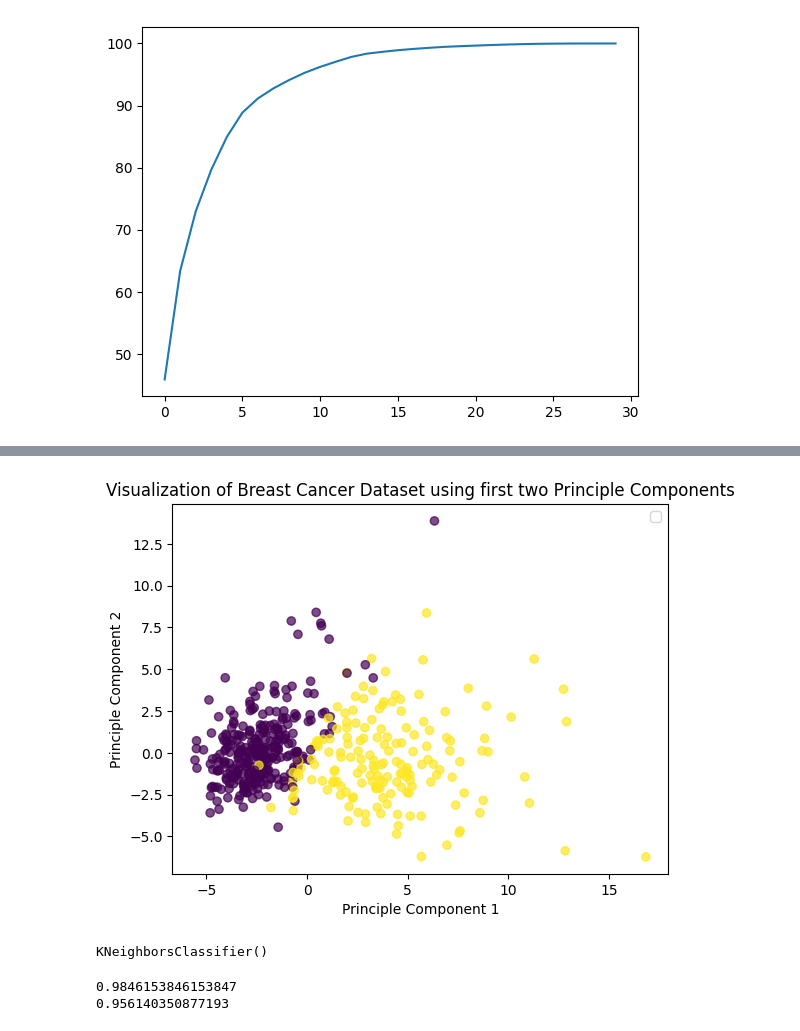
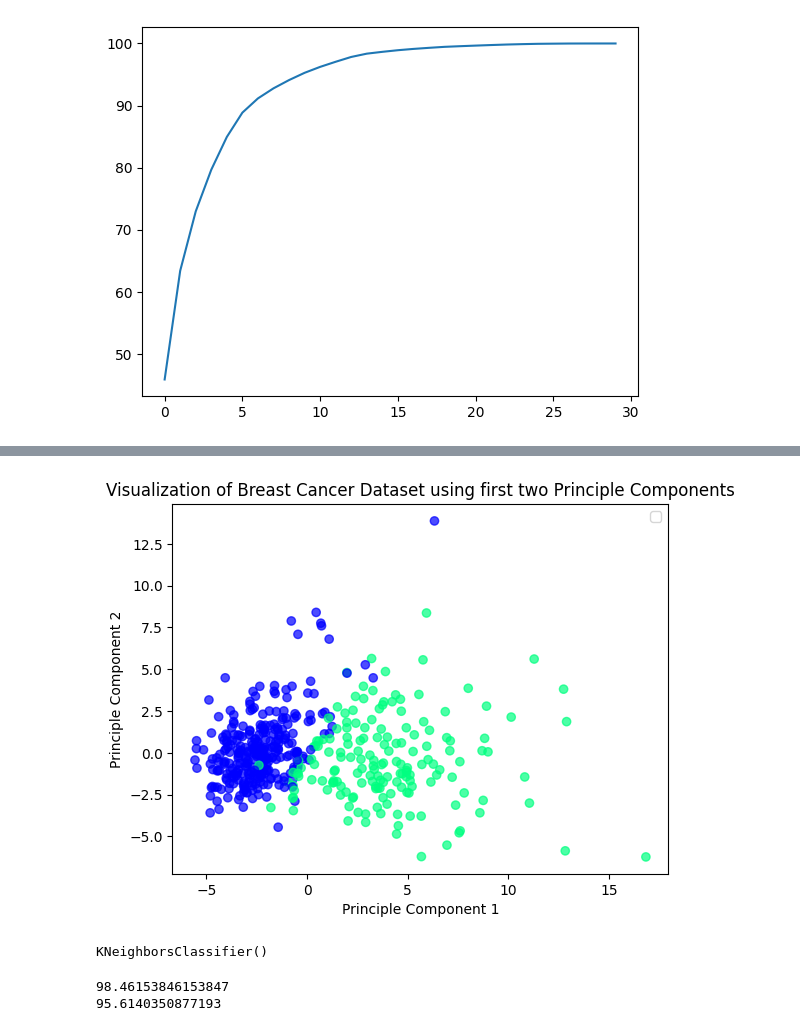
Before and after one commit to JyotirmoyGupta/k-nearest-neighbours, a Jupyter notebook: k-nearestneigbours.ipynb, the cells around one changed output, grey strips where cells are left out. Cells and saved outputs as stored; diff of their text form; code cells hidden in the pictures.

```diff
--- a/k-nearestneigbours.ipynb
+++ b/k-nearestneigbours.ipynb
@@ -160,14 +164,14 @@ from sklearn.preprocessing import LabelBinarizer
 label_binarizer = LabelBinarizer()
 y_dum = label_binarizer.fit_transform(y_train)
 # %%
-plt.scatter(X_train_trans[:, 0], X_train_trans[:, 1], c = y_dum, cmap = 'viridis', alpha = 0.7)
+plt.scatter(X_train_trans[:, 0], X_train_trans[:, 1], c = y_dum, cmap = 'winter', alpha = 0.7)
 plt.xlabel('Principle Component 1')
 plt.ylabel('Principle Component 2')
 plt.title('Visualization of Breast Cancer Dataset using first two Principle Components')
 plt.legend()
 plt.show()
 # %% [output]
-[figure, old version]
+[figure, new version]
 # %%
 clf1 = KNeighborsClassifier()
 # %%
@@ -175,8 +179,8 @@ clf1.fit(X_train_trans, y_train)
 # %% [output]
 KNeighborsClassifier()
 # %%
-print(accuracy_score(y_train, clf1.predict(X_train_trans)))
-print(accuracy_score(y_test, clf1.predict(X_test_trans)))
+print(accuracy_score(y_train, clf1.predict(X_train_trans))*100)
+print(accuracy_score(y_test, clf1.predict(X_test_trans))*100)
 # %% [output]
-0.9846153846153847
-0.956140350877193
+98.46153846153847
+95.6140350877193
```
Also changed, not shown: parts of 3 cells of this notebook.
